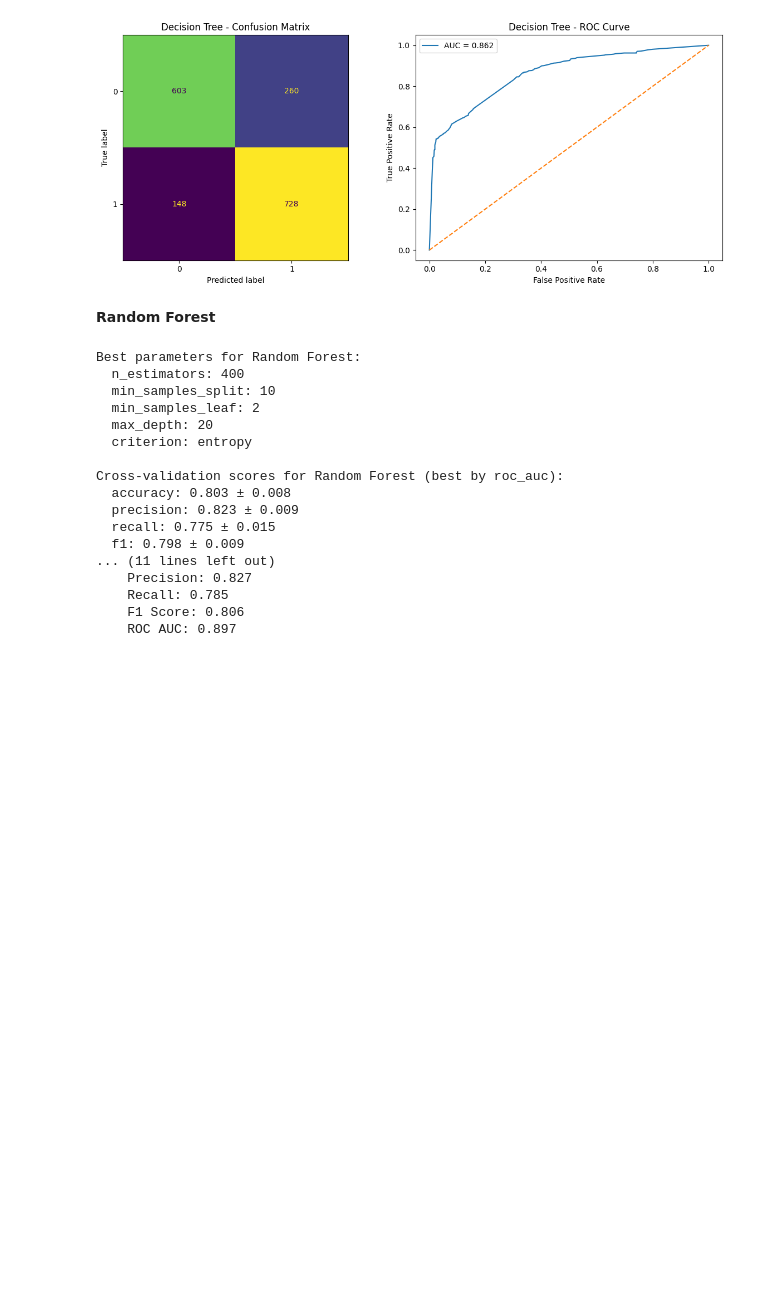
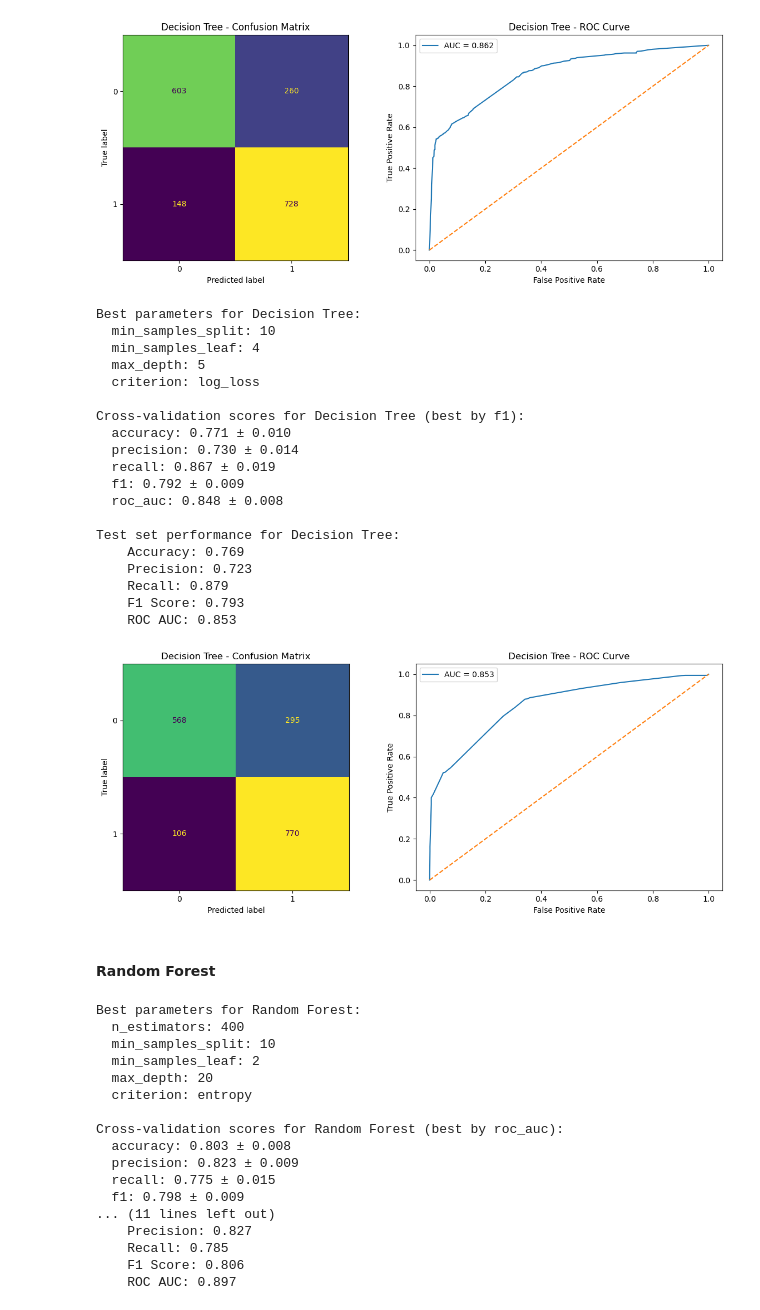
Before and after one commit to YarinArava/SpaceShipTitanic_FinalProject, a Jupyter notebook: Spaceship_Titanic_corrected.ipynb, the cells around one changed output. Saved outputs shown, nothing was run; the diff lists cells and outputs as text; code cells hidden in the pictures; blank space fills up the shorter version.

```diff
--- a/Spaceship_Titanic_corrected.ipynb
+++ b/Spaceship_Titanic_corrected.ipynb
@@ -2202,7 +2202,6 @@ test_prob = Tree_best_model.predict_proba(X_test)[:, 1]
 print("\nTest set performance for Decision Tree:")
 Tree_reslist = comp_all_scores(y_test, test_pred, test_prob)
 plot_cm_and_roc(y_test, test_pred, test_prob, model_name="Decision Tree")
-tests_results['Decision Tree'] = Tree_reslist
 # %% [output]
 Best parameters for Decision Tree:
   min_samples_split: 10
@@ -2222,8 +2221,51 @@ Cross-validation scores for Decision Tree (best by roc_auc):
     F1 Score: 0.781
     ROC AUC: 0.862
 [figure]
+# %%
+tree2 = DecisionTreeClassifier()
+param_grid_tree = {
+    'criterion': ['gini', 'entropy', 'log_loss'],
+    'max_depth': [None, 5, 10, 20, 50],
+    'min_samples_split': [2, 5, 10, 20],
+    'min_samples_leaf': [1, 2, 4, 10]
+}
+
+Tree2_search, Tree2_best_model, Tree2_best_params, Tree2_cv_results \
+    = evaluate_model(tree2, param_grid_tree, X_train, y_train, rnd_srch=True, n_iter=50, refit_metric='f1')
+print_best_params("Decision Tree", Tree2_best_params)
+
+print_all_scores_improved("Decision Tree", Tree2_cv_results, best_by='f1')
+
+# Visualize performance of the best Decision Tree model on the test set
+test_pred = Tree2_best_model.predict(X_test)
+test_prob = Tree2_best_model.predict_proba(X_test)[:, 1]
+print("\nTest set performance for Decision Tree:")
+Tree2_reslist = comp_all_scores(y_test, test_pred, test_prob)
+plot_cm_and_roc(y_test, test_pred, test_prob, model_name="Decision Tree")
+tests_results['Decision Tree'] = Tree2_reslist
+# %% [output]
+Best parameters for Decision Tree:
+  min_samples_split: 10
+  min_samples_leaf: 4
+  max_depth: 5
+  criterion: log_loss
+
+Cross-validation scores for Decision Tree (best by f1):
+  accuracy: 0.771 ± 0.010
+  precision: 0.730 ± 0.014
+  recall: 0.867 ± 0.019
+  f1: 0.792 ± 0.009
+  roc_auc: 0.848 ± 0.008
+
+Test set performance for Decision Tree:
+    Accuracy: 0.769
+    Precision: 0.723
+    Recall: 0.879
+    F1 Score: 0.793
+    ROC AUC: 0.853
+[figure, added]
 # %% [markdown]
-**Random Forest**
+#### **Random Forest**
 # %%
 rf = RandomForestClassifier()
 param_grid_rf = {
```
Also changed, not shown: parts of 9 cells of this notebook.
